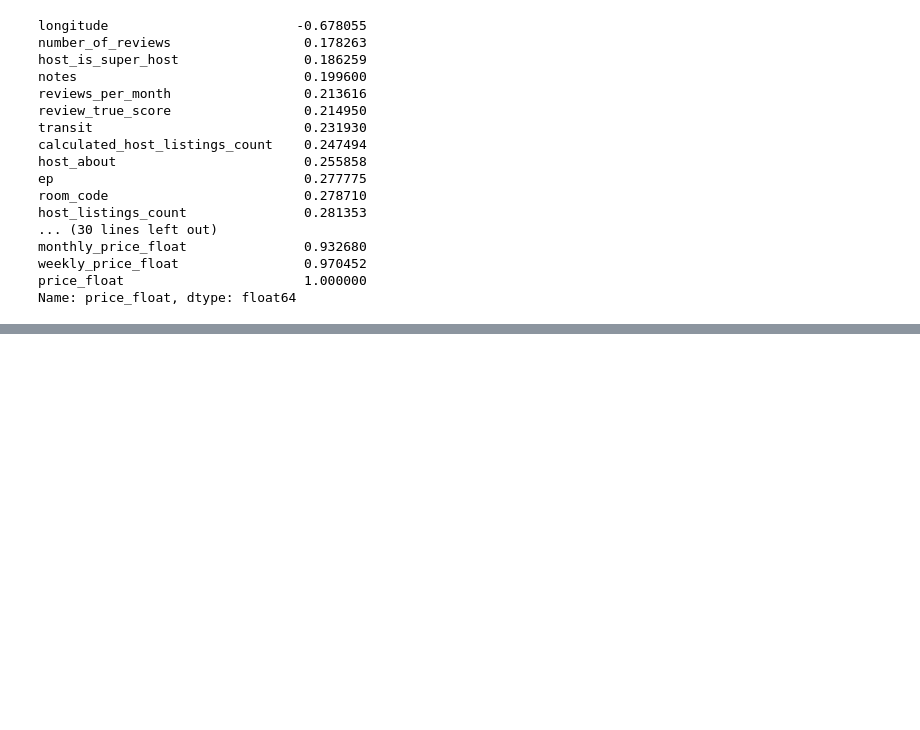
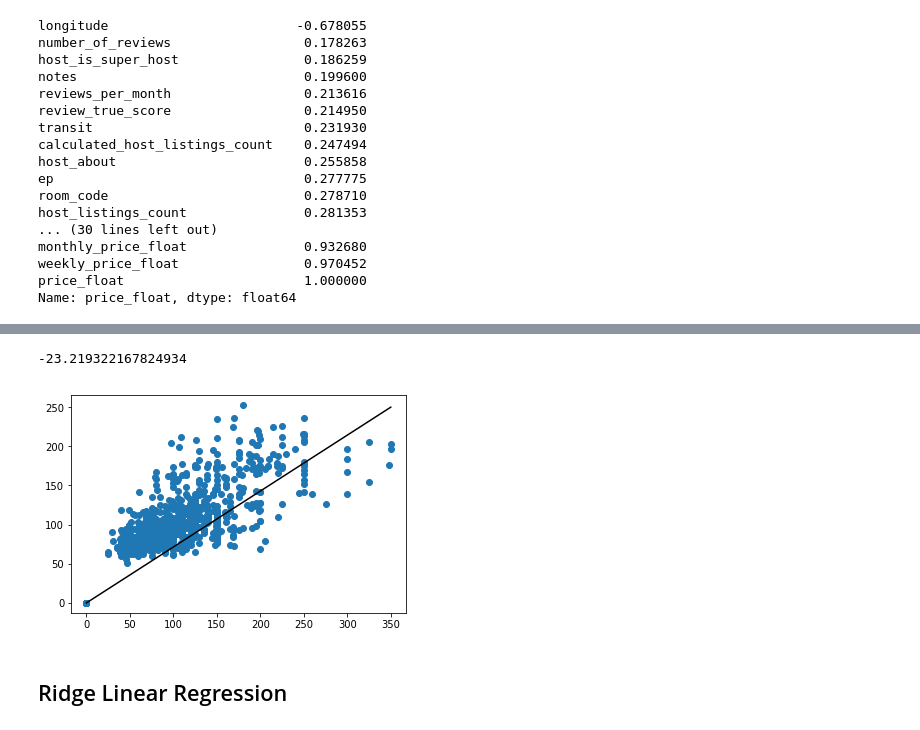
Before and after one commit to kevinhuynh23/RACK, a Jupyter notebook: model.ipynb, the cells around one changed output, grey strips where cells are left out. Cells and saved outputs as stored; diff of their text form; code cells hidden in the pictures; blank space fills up the shorter version.

Commit message:
Upload multiple models:

```diff
--- a/model.ipynb
+++ b/model.ipynb
@@ -120,0 +256,7 @@ plt.scatter(test_outcome, selector.predict(test_features))
+# %%
+#Baseline model
+from sklearn.linear_model import LinearRegression
+
+ls = LinearRegression()
+ls.fit(train_features, train_outcome)
+pred = ls.predict(test_features)
@@ -121,20 +272,22 @@ plt.scatter(test_outcome, selector.predict(test_features))
 # %%
 from sklearn.neighbors import KNeighborsRegressor    # KNN regressor
-from sklearn.preprocessing import MinMaxScaler      # scaling data
+from sklearn.preprocessing import StandardScaler      # scaling data
 from sklearn.pipeline import make_pipeline
 
 #Regression Model
-knn_reg = KNeighbors Regressor()
+knn_reg = KNeighborsRegressor()
+
+std_scaler = StandardScaler()
 
 # Define a pipeline that uses your scaler and classifier
-pipe_knn = make_pipeline(knn_reg)
+pipe_knn = make_pipeline(std_scaler, knn_reg)
 
 # Define a grid to search through
-param_grid_knn = {'kneighborsregressor__n_neighbors':range(1, 20),
+param_grid_knn = {'kneighborsregressor__n_neighbors':range(10, 20),
                   'kneighborsregressor__weights':["uniform", "distance"],
-                  'kneighborsregressor__algorithm':['auto', 'ball_tree', 'kd_tree']}
+                  'kneighborsregressor__algorithm':['auto']}
 
 # Perform a  grid search of your pipeline
-grid_knn = GridSearchCV(pipe_knn, param_grid_knn, scoring="neg_mean_absolute_error")
+grid_knn = GridSearchCV(pipe_knn, param_grid_knn, cv=10, scoring="neg_mean_absolute_error")
 # %%
 grid_knn.fit(train_features, train_outcome)
@@ -141,2 +304,5 @@ grid_knn.fit(train_features, train_outcome)
 # %%
-grid_knn.score(test_features, test_outcome)
+knn_score = grid_knn.score(test_features, test_outcome)
+knn_score
+# %% [output]
+-23.219322167824934
@@ -145,2 +309,8 @@ grid_knn.best_params_
 # %%
 plt.scatter(test_outcome, grid_knn.predict(test_features))
+plt.plot([0,350], [0, 250], color='k')
+plt.show()
+# %% [output]
+[figure, added]
+# %% [markdown]
+## Ridge Linear Regression
```
Also changed, not shown: parts of 36 cells of this notebook, 1 other file.
